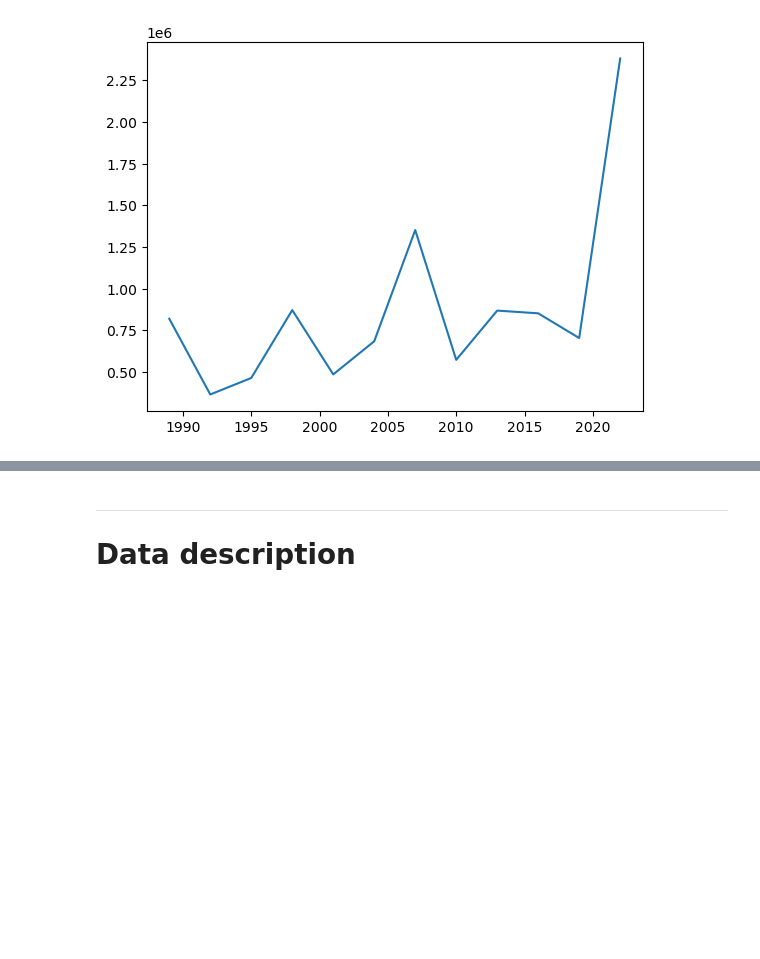
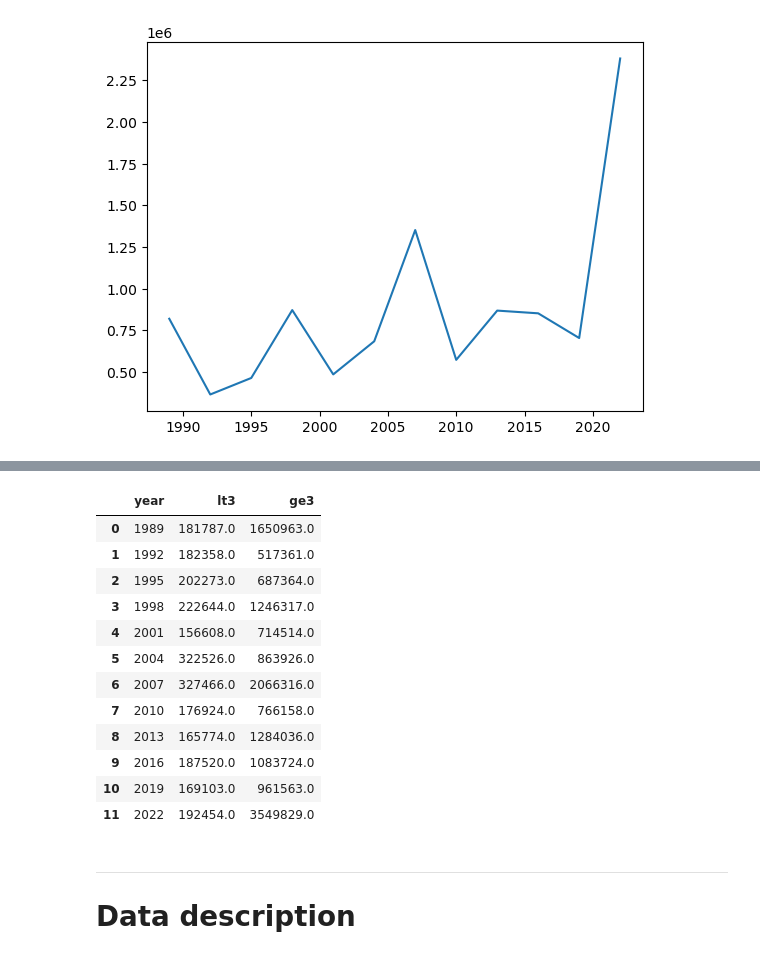
Before and after one commit to kai-thomas15/TECH2-H25-assignment2, a Jupyter notebook: assignment2.ipynb, the cells around one changed output, grey strips where cells are left out. Saved outputs shown, nothing was run; the diff lists cells and outputs as text; code cells hidden in the pictures; blank space fills up the shorter version.

```diff
--- a/assignment2.ipynb
+++ b/assignment2.ipynb
@@ -257,3 +309,24 @@ KeyError: "None of [Index([1989, 1992, 1995, 1998, 2001, 2004, 2007, 2010, 2013,
+# %%
+low = ( df[df['educ'] < 3].groupby('year')['networth'] .mean().round().rename('lt3').reset_index() )
+high = ( df[df['educ'] > 2].groupby('year')['networth'] .mean().round().rename('ge3').reset_index() )
+
+out_wide = low.merge(high, on='year', how='outer').sort_values('year')
+
+out_wide
+# %% [output]
+|  | year | lt3 | ge3 |
+| 0 | 1989 | 181787.0 | 1650963.0 |
+| 1 | 1992 | 182358.0 | 517361.0 |
+| 2 | 1995 | 202273.0 | 687364.0 |
+| 3 | 1998 | 222644.0 | 1246317.0 |
+| 4 | 2001 | 156608.0 | 714514.0 |
+| 5 | 2004 | 322526.0 | 863926.0 |
+| 6 | 2007 | 327466.0 | 2066316.0 |
+| 7 | 2010 | 176924.0 | 766158.0 |
+| 8 | 2013 | 165774.0 | 1284036.0 |
+| 9 | 2016 | 187520.0 | 1083724.0 |
+| 10 | 2019 | 169103.0 | 961563.0 |
+| 11 | 2022 | 192454.0 | 3549829.0 |
 # %% [markdown]
 ***
 # Data description
```
Also changed, not shown: parts of 4 cells of this notebook.
